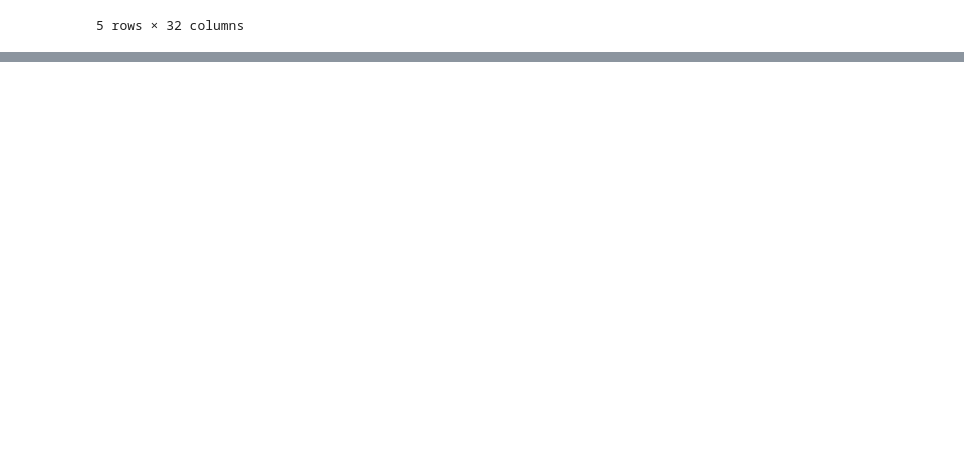
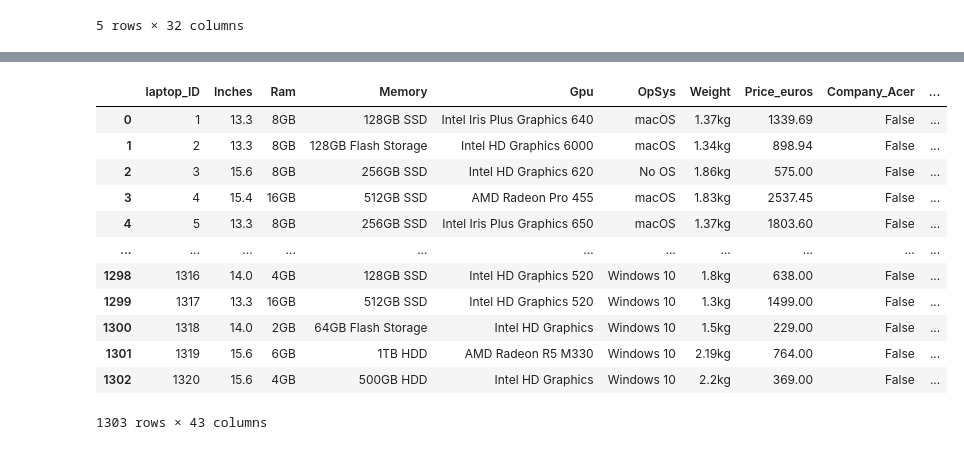
Before and after one commit to edeniyanda/LaptopPricingAI, a Jupyter notebook: main.ipynb, the cells around one changed output, grey strips where cells are left out. Drawn from its saved outputs; the diff is of its cells as text; code cells hidden in the pictures; blank space fills up the shorter version.

```diff
--- a/main.ipynb
+++ b/main.ipynb
@@ -273,0 +407,9 @@ data.head()
+# %%
+threshold = 11
+data["Cpu_Series"] = data["Cpu_Series"].apply(lambda x: x if data["Cpu_Series"].value_counts()[x] >= threshold else "Others")
+# %%
+# Applying One hot encoding to the Cpu Series Categories
+Cpu_Series_Categories = pd.get_dummies(data.Cpu_Series, prefix = "CpuSeries")
+
+# JOin the new encoding to the orginal data frame and drop the previous Column
+data = data.join(Cpu_Series_Categories).drop("Cpu_Series", axis = 1)
@@ -273,0 +447,20 @@ data.head()
+# %%
+# Drop the CPu column
+
+data = data.drop('Cpu', axis=1)
+# %%
+data
+# %% [output]
+|  | laptop_ID | Inches | Ram | Memory | Gpu | OpSys | Weight | Price_euros | Company_Acer | ... |
+| 0 | 1 | 13.3 | 8GB | 128GB SSD | Intel Iris Plus Graphics 640 | macOS | 1.37kg | 1339.69 | False | ... |
+| 1 | 2 | 13.3 | 8GB | 128GB Flash Storage | Intel HD Graphics 6000 | macOS | 1.34kg | 898.94 | False | ... |
+| 2 | 3 | 15.6 | 8GB | 256GB SSD | Intel HD Graphics 620 | No OS | 1.86kg | 575.00 | False | ... |
+| 3 | 4 | 15.4 | 16GB | 512GB SSD | AMD Radeon Pro 455 | macOS | 1.83kg | 2537.45 | False | ... |
+| 4 | 5 | 13.3 | 8GB | 256GB SSD | Intel Iris Plus Graphics 650 | macOS | 1.37kg | 1803.60 | False | ... |
+| ... | ... | ... | ... | ... | ... | ... | ... | ... | ... | ... |
+| 1298 | 1316 | 14.0 | 4GB | 128GB SSD | Intel HD Graphics 520 | Windows 10 | 1.8kg | 638.00 | False | ... |
+| 1299 | 1317 | 13.3 | 16GB | 512GB SSD | Intel HD Graphics 520 | Windows 10 | 1.3kg | 1499.00 | False | ... |
+| 1300 | 1318 | 14.0 | 2GB | 64GB Flash Storage | Intel HD Graphics | Windows 10 | 1.5kg | 229.00 | False | ... |
+| 1301 | 1319 | 15.6 | 6GB | 1TB HDD | AMD Radeon R5 M330 | Windows 10 | 2.19kg | 764.00 | False | ... |
+| 1302 | 1320 | 15.6 | 4GB | 500GB HDD | Intel HD Graphics | Windows 10 | 2.2kg | 369.00 | False | ... |
+1303 rows × 43 columns
```
Also changed, not shown: parts of 14 cells of this notebook.
